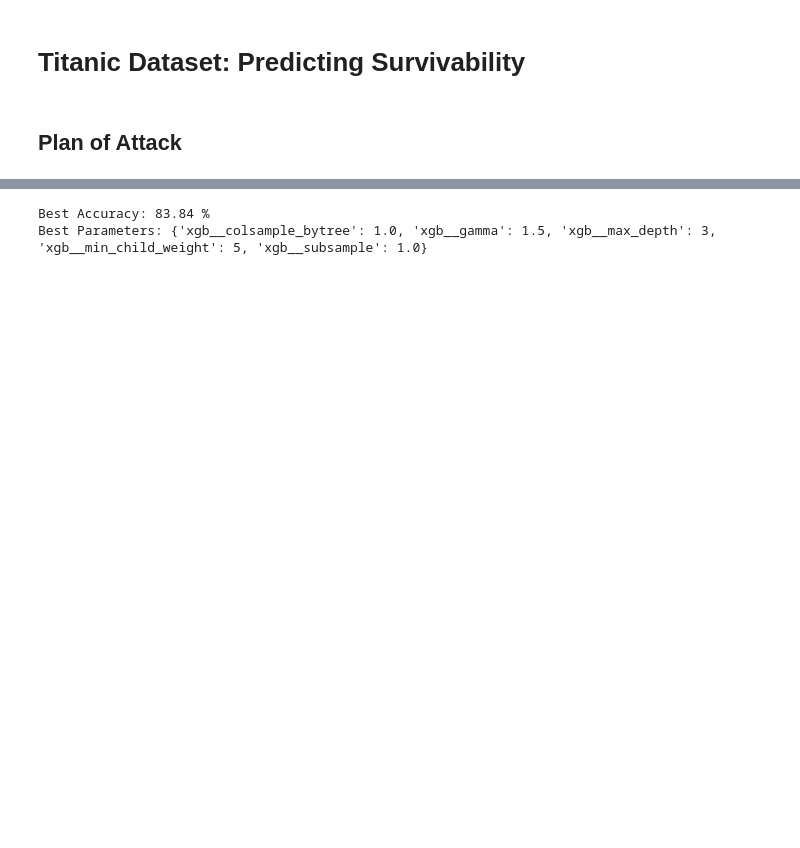
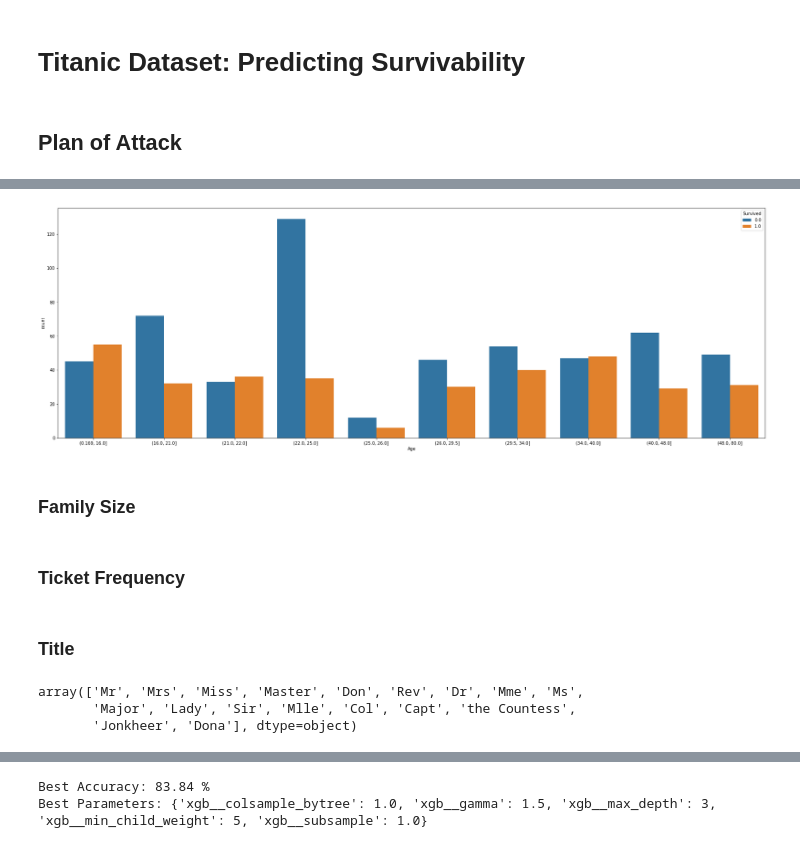
Before and after one commit to arturvilenskiy/data_science_portfolio, a Jupyter notebook: titanic_model.ipynb, the cells around one changed output, grey strips where cells are left out. Drawn from its saved outputs; the diff is of its cells as text; code cells hidden in the pictures; blank space fills up the shorter version.

```diff
--- a/titanic_model.ipynb
+++ b/titanic_model.ipynb
@@ -23,0 +140,8 @@ warnings.filterwarnings('ignore')
+# %%
+plt.subplots(figsize=(30,10))
+sns.countplot(x='Age', hue='Survived', data=train_test)
+plt.show()
+# %% [output]
+[figure, added]
+# %% [markdown]
+### Family Size
@@ -23,0 +156,2 @@ warnings.filterwarnings('ignore')
+# %% [markdown]
+### Ticket Frequency
@@ -23,0 +160,2 @@ warnings.filterwarnings('ignore')
+# %% [markdown]
+### Title
@@ -23,0 +164,6 @@ warnings.filterwarnings('ignore')
+# %%
+train_test['Title'].unique()
+# %% [output]
+array(['Mr', 'Mrs', 'Miss', 'Master', 'Don', 'Rev', 'Dr', 'Mme', 'Ms',
+       'Major', 'Lady', 'Sir', 'Mlle', 'Col', 'Capt', 'the Countess',
+       'Jonkheer', 'Dona'], dtype=object)
```
Also changed, not shown: parts of 46 cells of this notebook.
